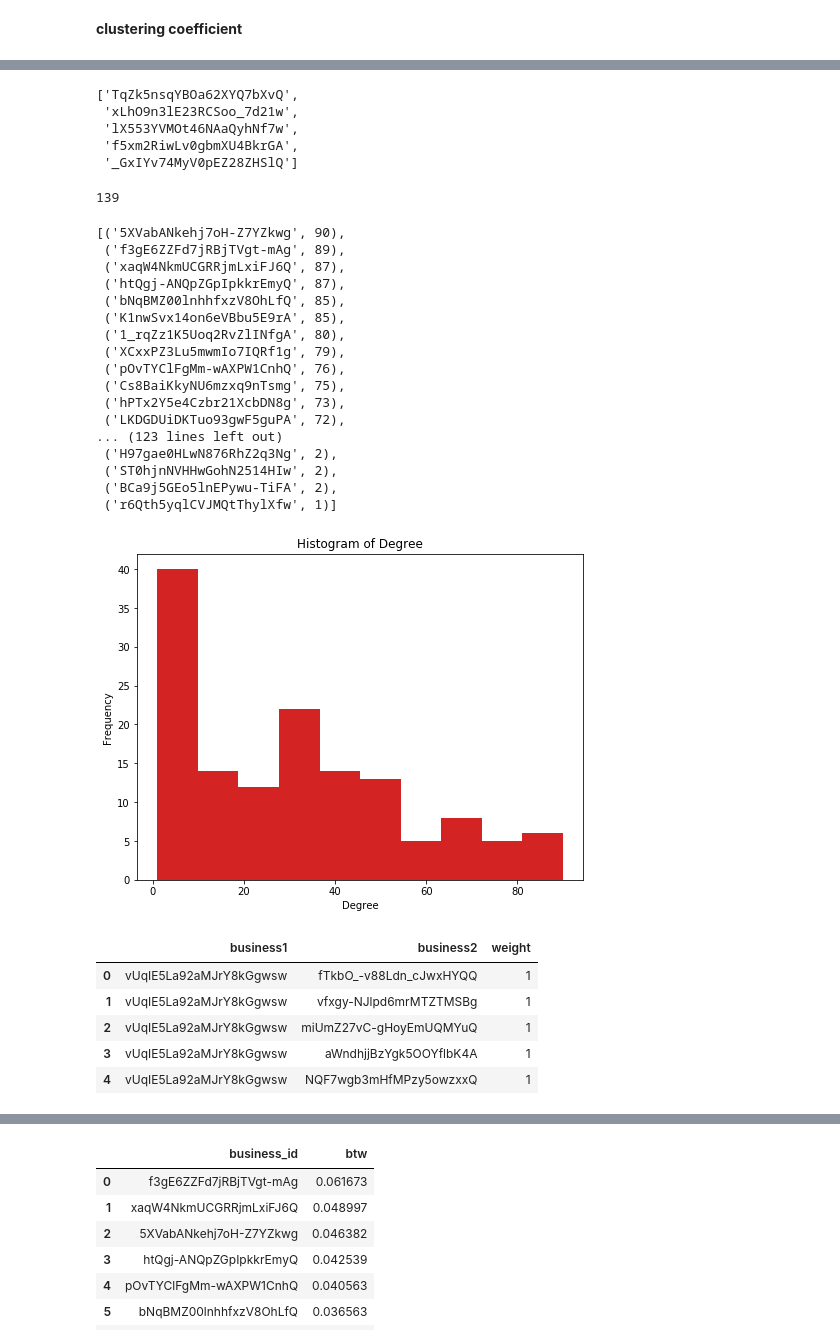
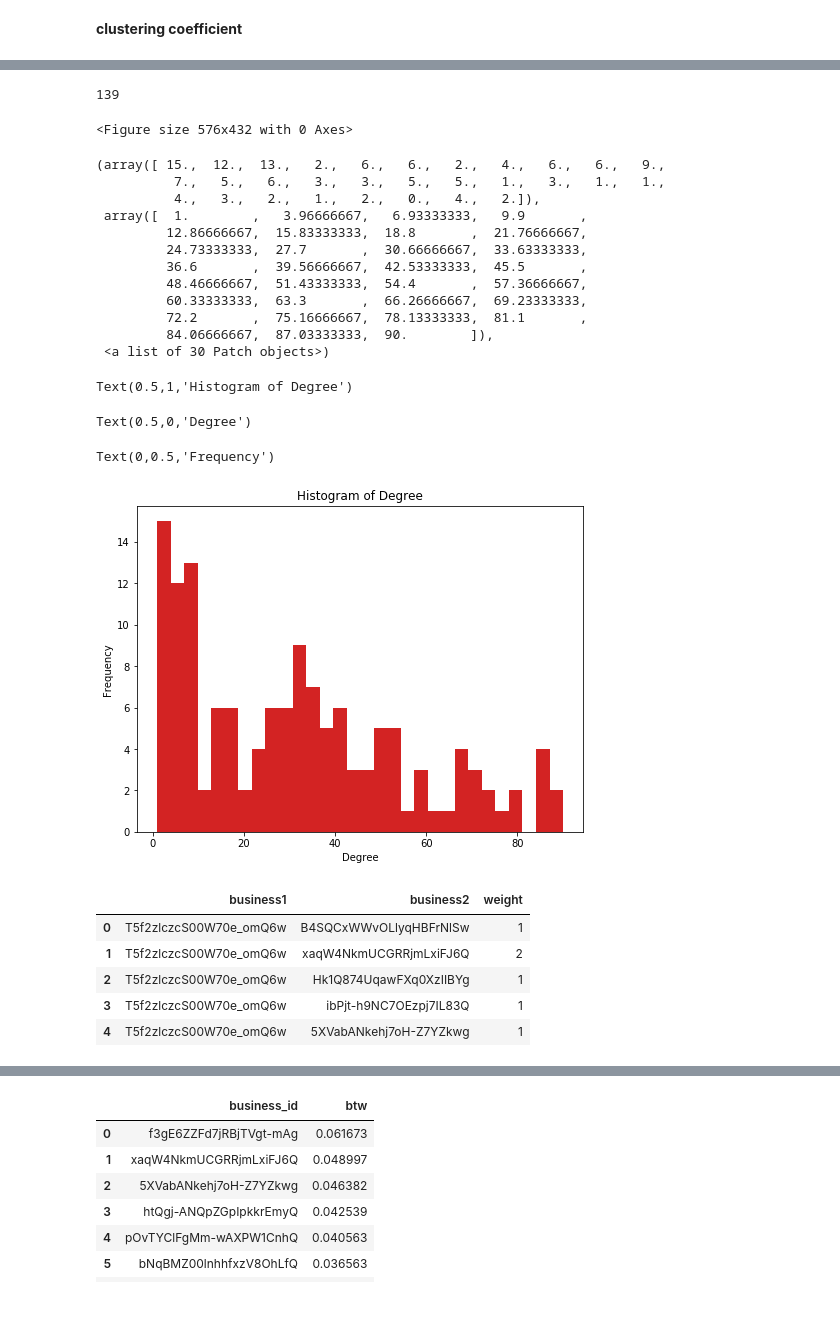
Before and after one commit to christine62/yelp-social-network-analysis, a Jupyter notebook: markham-network-analysis.ipynb, the cells around one changed output, grey strips where cells are left out. Drawn from its saved outputs; the diff is of its cells as text; code cells hidden in the pictures; blank space fills up the shorter version.

```diff
--- a/markham-network-analysis.ipynb
+++ b/markham-network-analysis.ipynb
@@ -123,68 +105,62 @@ nx.isolates(G_b4)
 # %%
 #remove isolates
-remove = [node for node,degree in G_b4.degree().items() if degree < 1]
+#networkx update
+#remove = [node for node,degree in G_b4.degree().items() if degree < 1]
+remove = [node for node,degree in dict(G_b4.degree()).items() if degree < 1]
-# %% [output]
-['TqZk5nsqYBOa62XYQ7bXvQ',
- 'xLhO9n3lE23RCSoo_7d21w',
- 'lX553YVMOt46NAaQyhNf7w',
- 'f5xm2RiwLv0gbmXU4BkrGA',
- '_GxIYv74MyV0pEZ28ZHSlQ']
 # %%
 G_b4.remove_nodes_from(remove)
 G_b4.number_of_nodes()
 # %% [output]
 139
 # %%
-deg=nx.degree(G_b4)
+deg=dict(nx.degree(G_b4))
 #deg
 import operator
 degsort=sorted(deg.items(),key=operator.itemgetter(1),reverse=True)
 #degsort
-# %% [output]
-[('5XVabANkehj7oH-Z7YZkwg', 90),
- ('f3gE6ZZFd7jRBjTVgt-mAg', 89),
- ('xaqW4NkmUCGRRjmLxiFJ6Q', 87),
- ('htQgj-ANQpZGpIpkkrEmyQ', 87),
- ('bNqBMZ00lnhhfxzV8OhLfQ', 85),
- ('K1nwSvx14on6eVBbu5E9rA', 85),
- ('1_rqZz1K5Uoq2RvZlINfgA', 80),
- ('XCxxPZ3Lu5mwmIo7IQRf1g', 79),
- ('pOvTYClFgMm-wAXPW1CnhQ', 76),
- ('Cs8BaiKkyNU6mzxq9nTsmg', 75),
- ('hPTx2Y5e4Czbr21XcbDN8g', 73),
- ('LKDGDUiDKTuo93gwF5guPA', 72),
-... (123 lines left out)
- ('H97gae0HLwN876RhZ2q3Ng', 2),
- ('ST0hjnNVHHwGohN2514HIw', 2),
- ('BCa9j5GEo5lnEPywu-TiFA', 2),
- ('r6Qth5yqlCVJMQtThylXfw', 1)]
 # %%
 #degree distribution
 df_deg = pd.DataFrame(degsort, columns=['id', 'degree'])
 #df_deg.head()
 plt.figure(figsize=(8,6))
-
-plt.hist(df_deg['degree'],color='#D32323')
+plt.hist(df_deg['degree'],color='#D32323',bins=30)
 plt.title("Histogram of Degree")
 plt.xlabel("Degree")
 plt.ylabel("Frequency")
 plt.savefig('degree.jpg')
 
 plt.show()
 # %% [output]
+<Figure size 576x432 with 0 Axes>
+(array([ 15.,  12.,  13.,   2.,   6.,   6.,   2.,   4.,   6.,   6.,   9.,
+          7.,   5.,   6.,   3.,   3.,   5.,   5.,   1.,   3.,   1.,   1.,
+          4.,   3.,   2.,   1.,   2.,   0.,   4.,   2.]),
+ array([  1.        ,   3.96666667,   6.93333333,   9.9       ,
+         12.86666667,  15.83333333,  18.8       ,  21.76666667,
+         24.73333333,  27.7       ,  30.66666667,  33.63333333,
+         36.6       ,  39.56666667,  42.53333333,  45.5       ,
+         48.46666667,  51.43333333,  54.4       ,  57.36666667,
+         60.33333333,  63.3       ,  66.26666667,  69.23333333,
+         72.2       ,  75.16666667,  78.13333333,  81.1       ,
+         84.06666667,  87.03333333,  90.        ]),
+ <a list of 30 Patch objects>)
+Text(0.5,1,'Histogram of Degree')
+Text(0.5,0,'Degree')
+Text(0,0.5,'Frequency')
-[figure, old version]
+[figure, new version]
 # %%
 #edge weight
-df4 = pd.DataFrame(G_b4.edges(data=True), columns=['business1', 'business2', 'weight'])
+#networkx update add list
+df4 = pd.DataFrame(list(G_b4.edges(data=True)), columns=['business1', 'business2', 'weight'])
 df4['weight'] = df4['weight'].map(lambda x: x['weight'])
 df4.head()
 # %% [output]
 |  | business1 | business2 | weight |
-| 0 | vUqIE5La92aMJrY8kGgwsw | fTkbO_-v88Ldn_cJwxHYQQ | 1 |
-| 1 | vUqIE5La92aMJrY8kGgwsw | vfxgy-NJlpd6mrMTZTMSBg | 1 |
-| 2 | vUqIE5La92aMJrY8kGgwsw | miUmZ27vC-gHoyEmUQMYuQ | 1 |
-| 3 | vUqIE5La92aMJrY8kGgwsw | aWndhjjBzYgk5OOYflbK4A | 1 |
-| 4 | vUqIE5La92aMJrY8kGgwsw | NQF7wgb3mHfMPzy5owzxxQ | 1 |
+| 0 | T5f2zlczcS00W70e_omQ6w | B4SQCxWWvOLlyqHBFrNlSw | 1 |
+| 1 | T5f2zlczcS00W70e_omQ6w | xaqW4NkmUCGRRjmLxiFJ6Q | 2 |
+| 2 | T5f2zlczcS00W70e_omQ6w | Hk1Q874UqawFXq0XzIIBYg | 1 |
+| 3 | T5f2zlczcS00W70e_omQ6w | ibPjt-h9NC7OEzpj7IL83Q | 1 |
+| 4 | T5f2zlczcS00W70e_omQ6w | 5XVabANkehj7oH-Z7YZkwg | 1 |
 # %%
 #weight distribution
 plt.figure(figsize=(8,6))
```
Also changed, not shown: parts of 28 cells of this notebook.
